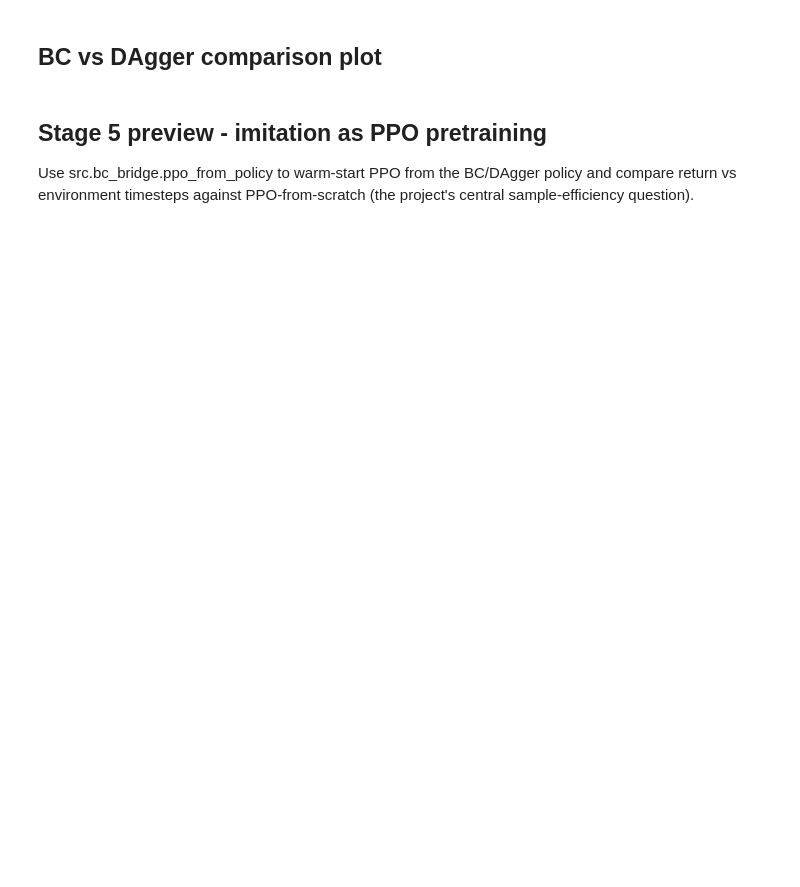
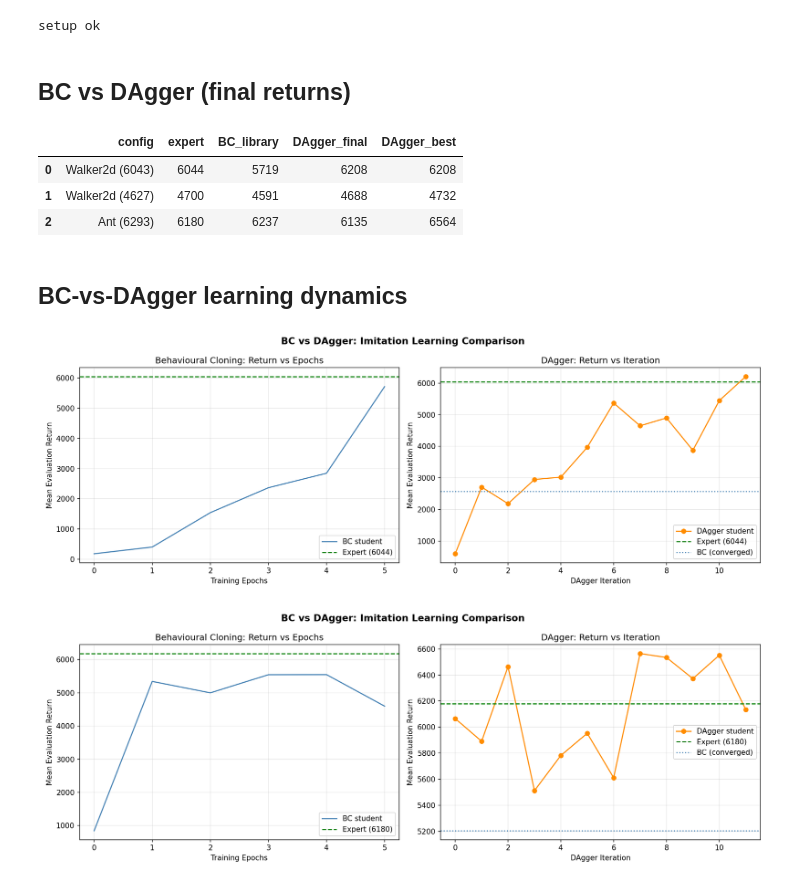
Before and after one commit to em-ech/rl-ppo-imitation-learning, a Jupyter notebook: notebooks/04_dagger.ipynb, the cells around one changed output. Cells and saved outputs as stored; diff of their text form; code cells hidden in the pictures; blank space fills up the shorter version.

```diff
--- a/notebooks/04_dagger.ipynb
+++ b/notebooks/04_dagger.ipynb
@@ -30,2 +7,20 @@ venv = DummyVecEnv([lambda: __import__('gymnasium').make(ENV_ID)])
+# %%
+import sys, os, json
+from pathlib import Path
+ROOT = Path.cwd().parent if Path.cwd().name == 'notebooks' else Path.cwd()
+sys.path.insert(0, str(ROOT)); os.chdir(ROOT)
+%matplotlib inline
+import numpy as np, pandas as pd, matplotlib.pyplot as plt
+from IPython.display import Image, display
+OUT, MODELS, LOGS = ROOT/'outputs', ROOT/'models', ROOT/'logs'
+def show(name):
+    p = OUT/name
+    display(Image(str(p))) if p.exists() else print('missing figure:', name)
+def results(name):
+    p = OUT/name
+    return json.load(open(p)) if p.exists() else {}
+print('setup ok')
+# %% [output]
+setup ok
 # %% [markdown]
-## BC vs DAgger comparison plot
+## BC vs DAgger (final returns)
@@ -34,4 +27,23 @@ venv = DummyVecEnv([lambda: __import__('gymnasium').make(ENV_ID)])
-# %% [markdown]
-## Stage 5 preview - imitation as PPO pretraining
-
-Use src.bc_bridge.ppo_from_policy to warm-start PPO from the BC/DAgger policy and compare return vs environment timesteps against PPO-from-scratch (the project's central sample-efficiency question).
+# %%
+keys = {'Walker2d-v4':'Walker2d (6043)', 'Walker2d-v4_generic_backup':'Walker2d (4627)', 'Ant-v4':'Ant (6293)'}
+rows = []
+for k, label in keys.items():
+    bc = results(f'bc_results_{k}.json'); dg = results(f'dagger_results_{k}.json')
+    em = bc.get('expert_mean'); lib = bc['library_bc']['mean']
+    dgr = dg['returns_by_iter']
+    rows.append(dict(config=label, expert=round(em), BC_library=round(lib),
+        DAgger_final=round(dgr[-1]), DAgger_best=round(max(dgr))))
+pd.DataFrame(rows)
+# %% [output]
+|  | config | expert | BC_library | DAgger_final | DAgger_best |
+| 0 | Walker2d (6043) | 6044 | 5719 | 6208 | 6208 |
+| 1 | Walker2d (4627) | 4700 | 4591 | 4688 | 4732 |
+| 2 | Ant (6293) | 6180 | 6237 | 6135 | 6564 |
+# %% [markdown]
+## BC-vs-DAgger learning dynamics
+# %%
+show('bc_vs_dagger_Walker2d-v4.png')
+show('bc_vs_dagger_Ant-v4.png')
+# %% [output]
+[figure, added]
+[figure, added]
```
Also changed, not shown: parts of 6 cells of this notebook, 4 other files.
